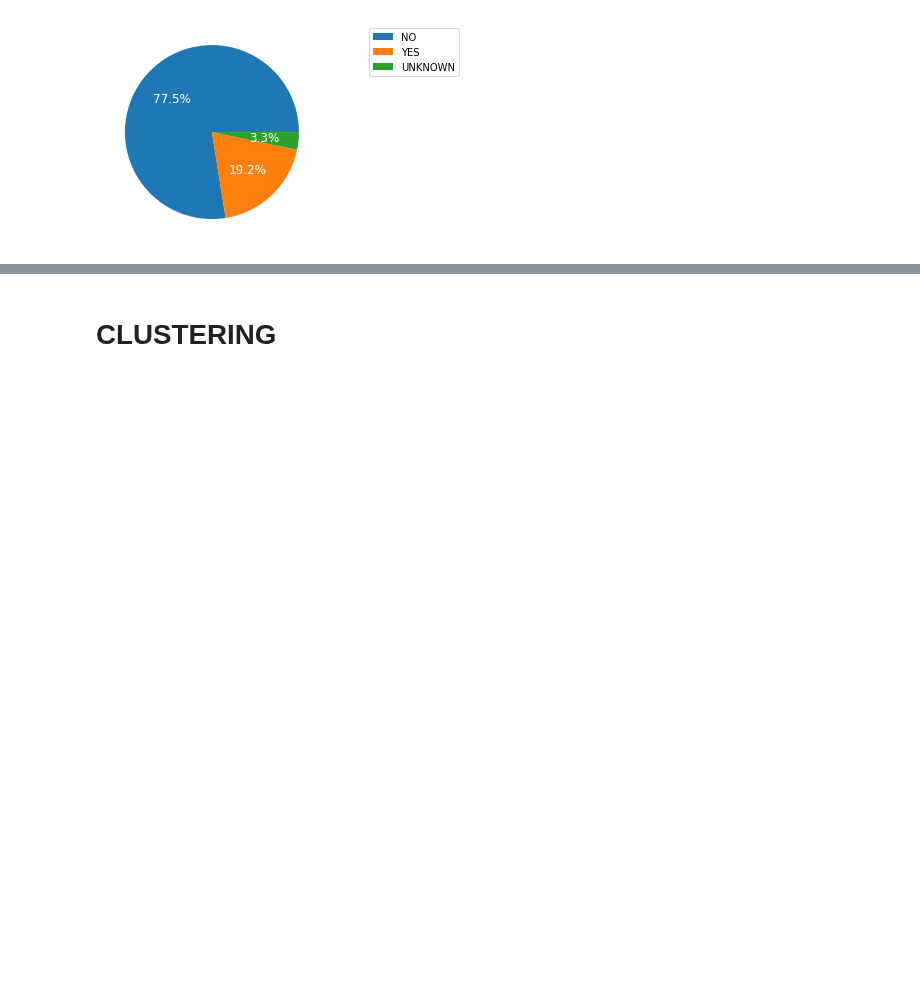
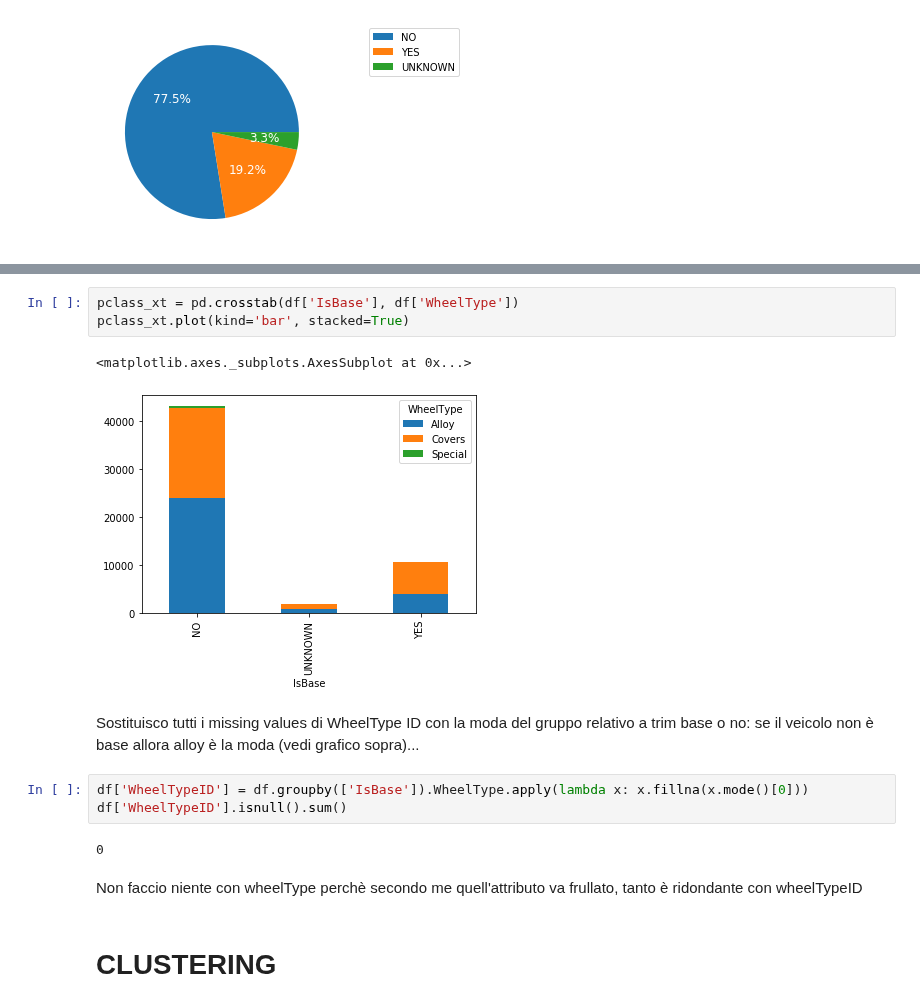
Before and after one commit to andybbruno/DataMining, a Jupyter notebook: DataUnderstanding.ipynb, the cells around one changed output, grey strips where cells are left out. Saved outputs shown, nothing was run; the diff lists cells and outputs as text; blank space fills up the shorter version.

Commit message:
risolto problema moda, risolti missingvalues Wheel

```diff
--- a/DataUnderstanding.ipynb
+++ b/DataUnderstanding.ipynb
@@ -412,3 +435,18 @@ plot.axes.get_yaxis().set_visible(False)
+# %%
+pclass_xt = pd.crosstab(df['IsBase'], df['WheelType'])
+pclass_xt.plot(kind='bar', stacked=True)
+# %% [output]
+<matplotlib.axes._subplots.AxesSubplot at 0x...>
+[figure, added]
+# %% [markdown]
+Sostituisco tutti i missing values di WheelType ID con la moda del gruppo relativo a trim base o no: se il veicolo non è base allora alloy è la moda (vedi grafico sopra)...
+# %%
+df['WheelTypeID'] = df.groupby(['IsBase']).WheelType.apply(lambda x: x.fillna(x.mode()[0]))
+df['WheelTypeID'].isnull().sum()
+# %% [output]
+0
+# %% [markdown]
+Non faccio niente con wheelType perchè secondo me quell'attributo va frullato, tanto è ridondante con wheelTypeID
 # %% [markdown]
 # CLUSTERING
 # %%
```
Also changed, not shown: parts of 3 cells of this notebook.
